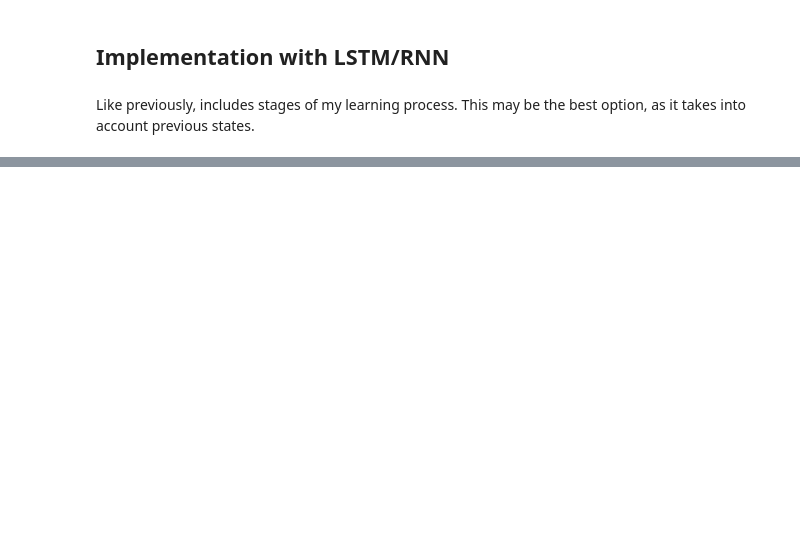
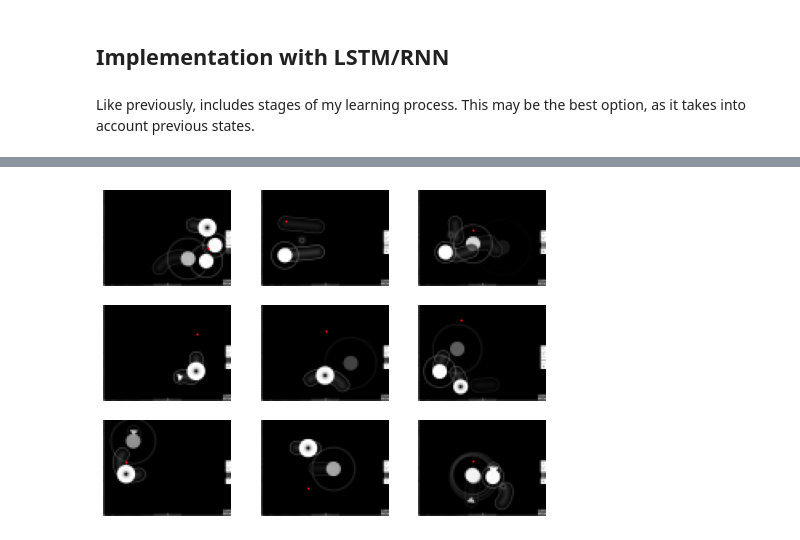
Before and after one commit to joshuatmyers/osu-ai, a Jupyter notebook: pytorch-model.ipynb, the cells around one changed output, grey strips where cells are left out. Cells and saved outputs as stored; diff of their text form; code cells hidden in the pictures; blank space fills up the shorter version.

```diff
--- a/pytorch-model.ipynb
+++ b/pytorch-model.ipynb
@@ -123,0 +262,4 @@ This may be the best option, as it takes into account previous states.
+# %%
+path = "C:/Users/joshu/Desktop/osu-ai-data/"
+img_files = get_image_files(path)
+fullData = pd.read_csv("C:/Users/joshu/Desktop/Projects/Python/osu-ai/data/resizedData.csv")
@@ -123,0 +279,21 @@ This may be the best option, as it takes into account previous states.
+# %%
+# given a path, it will return a keypoint tensor
+# file names in format count-x-y
+# count corresponds to the index
+def get_ctr(f):
+    img = os.path.basename(f)
+    index = int(img.split("-",1)[0]) - 1
+    row = fullData.loc[index,:]
+    return tensor([row[0],row[1]])
+# %%
+db = DataBlock(
+    blocks=(ImageBlock, PointBlock),
+    get_items=get_image_files,
+    get_y=get_ctr, # gets keypoints
+    splitter=RandomSplitter(valid_pct=0.2, seed=42))
+# %%
+dls = db.dataloaders(path)
+# %%
+dls.show_batch(max_n=9, figsize=(8,6))
+# %% [output]
+[figure, added]
```
Also changed, not shown: parts of 22 cells of this notebook.
